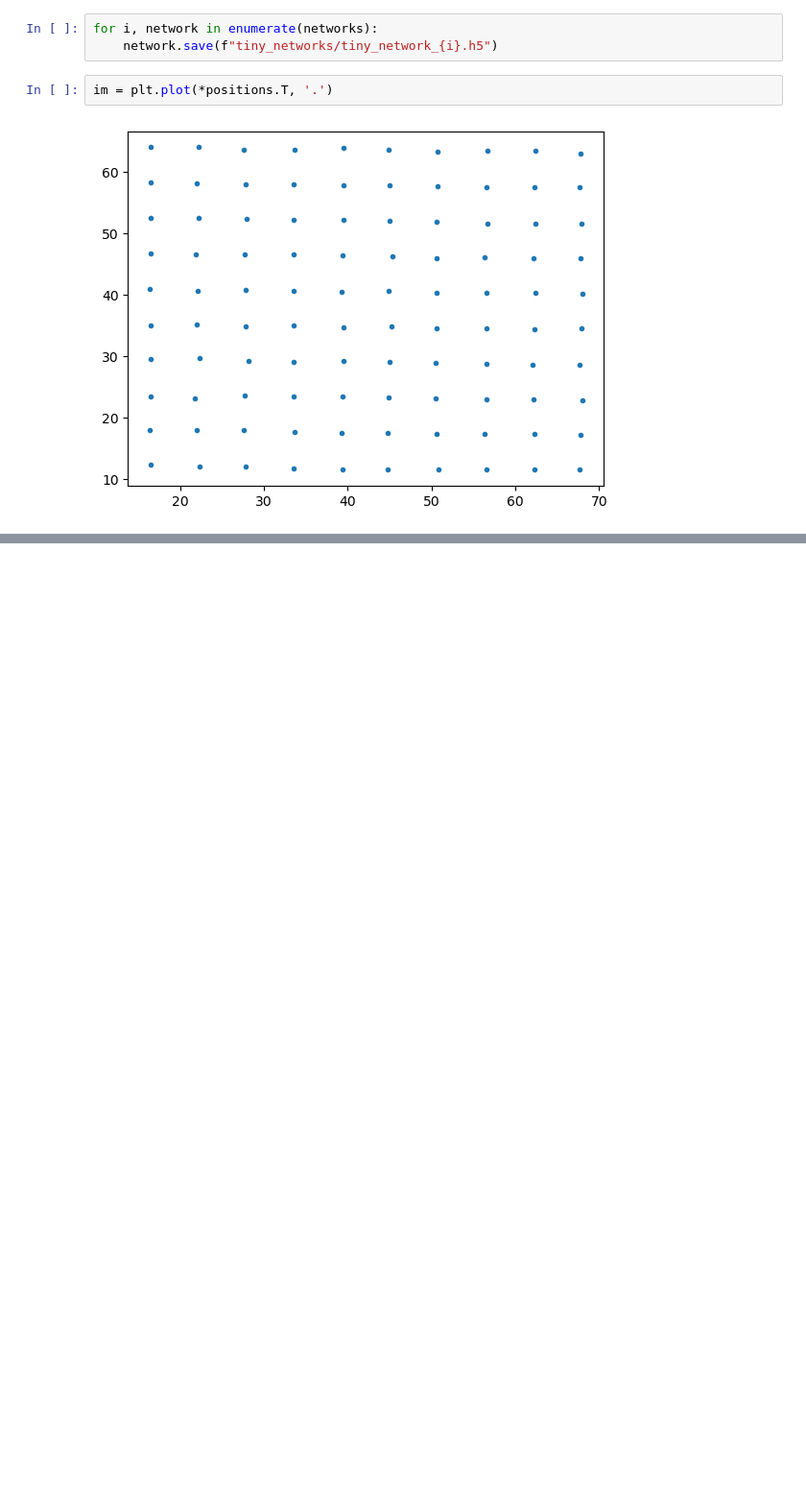
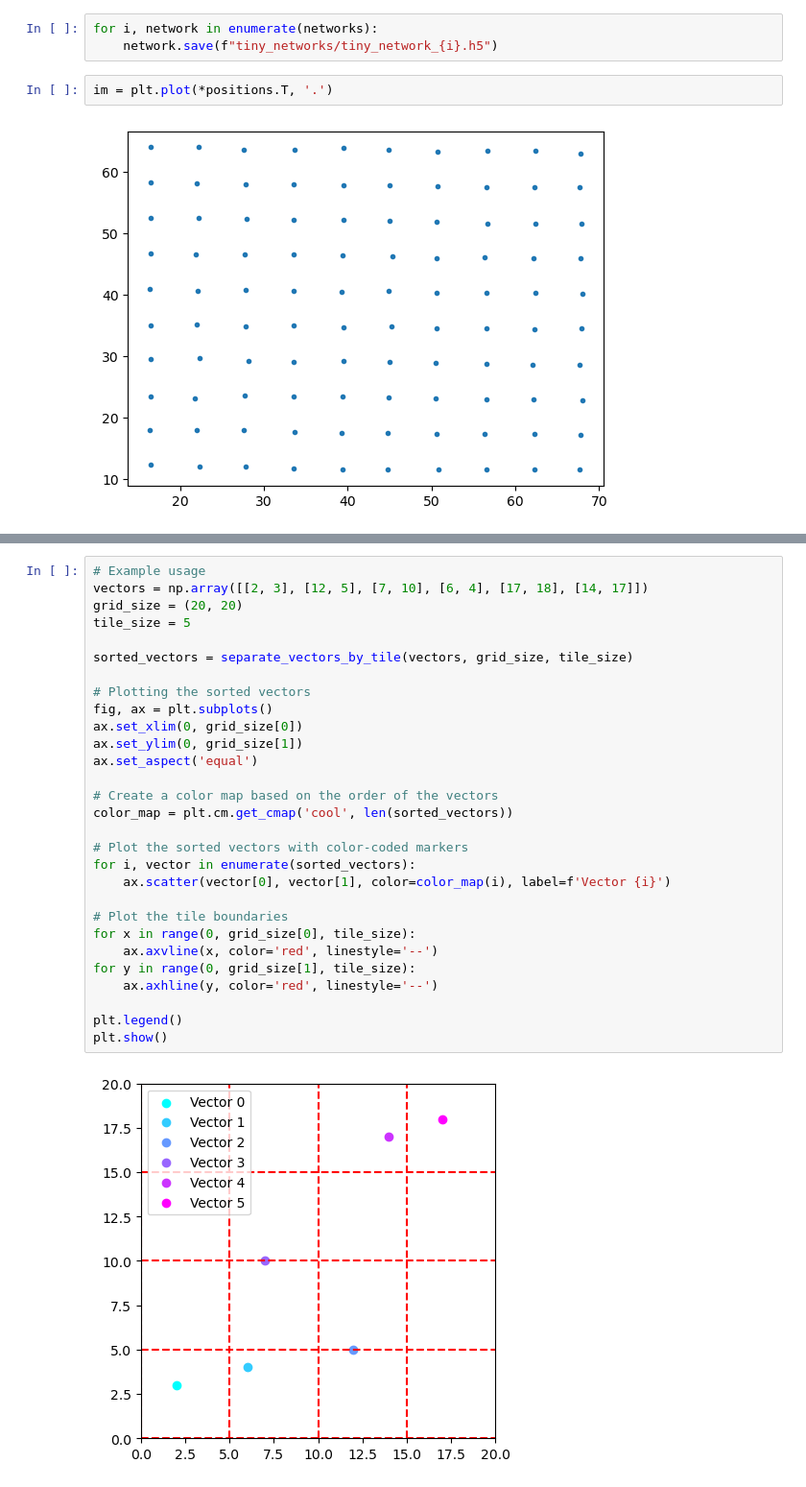
Before and after one commit to jack-mango/QURIP-thompsonlab-amo, a Jupyter notebook: individual_site_training.ipynb, the cells around one changed output, grey strips where cells are left out. Shown at 96% size. Saved outputs shown, nothing was run; the diff lists cells and outputs as text; blank space fills up the shorter version.

```diff
--- a/individual_site_training.ipynb
+++ b/individual_site_training.ipynb
@@ -183,0 +216,31 @@ im
+# %%
+# Example usage
+vectors = np.array([[2, 3], [12, 5], [7, 10], [6, 4], [17, 18], [14, 17]])
+grid_size = (20, 20)
+tile_size = 5
+
+sorted_vectors = separate_vectors_by_tile(vectors, grid_size, tile_size)
+
+# Plotting the sorted vectors
+fig, ax = plt.subplots()
+ax.set_xlim(0, grid_size[0])
+ax.set_ylim(0, grid_size[1])
+ax.set_aspect('equal')
+
+# Create a color map based on the order of the vectors
+color_map = plt.cm.get_cmap('cool', len(sorted_vectors))
+
+# Plot the sorted vectors with color-coded markers
+for i, vector in enumerate(sorted_vectors):
+    ax.scatter(vector[0], vector[1], color=color_map(i), label=f'Vector {i}')
+
+# Plot the tile boundaries
+for x in range(0, grid_size[0], tile_size):
+    ax.axvline(x, color='red', linestyle='--')
+for y in range(0, grid_size[1], tile_size):
+    ax.axhline(y, color='red', linestyle='--')
+
+plt.legend()
+plt.show()
+# %% [output]
+[figure, added]
```
Also changed, not shown: parts of 17 cells of this notebook, 9 other files.
